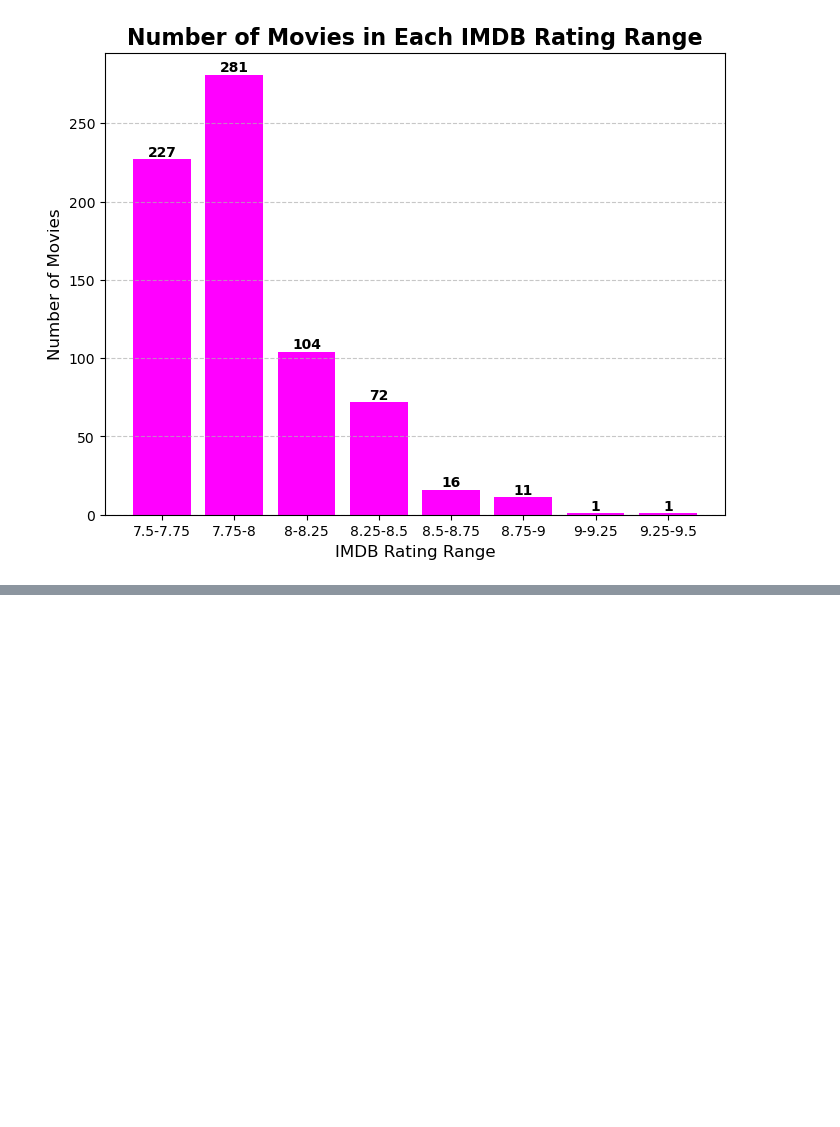
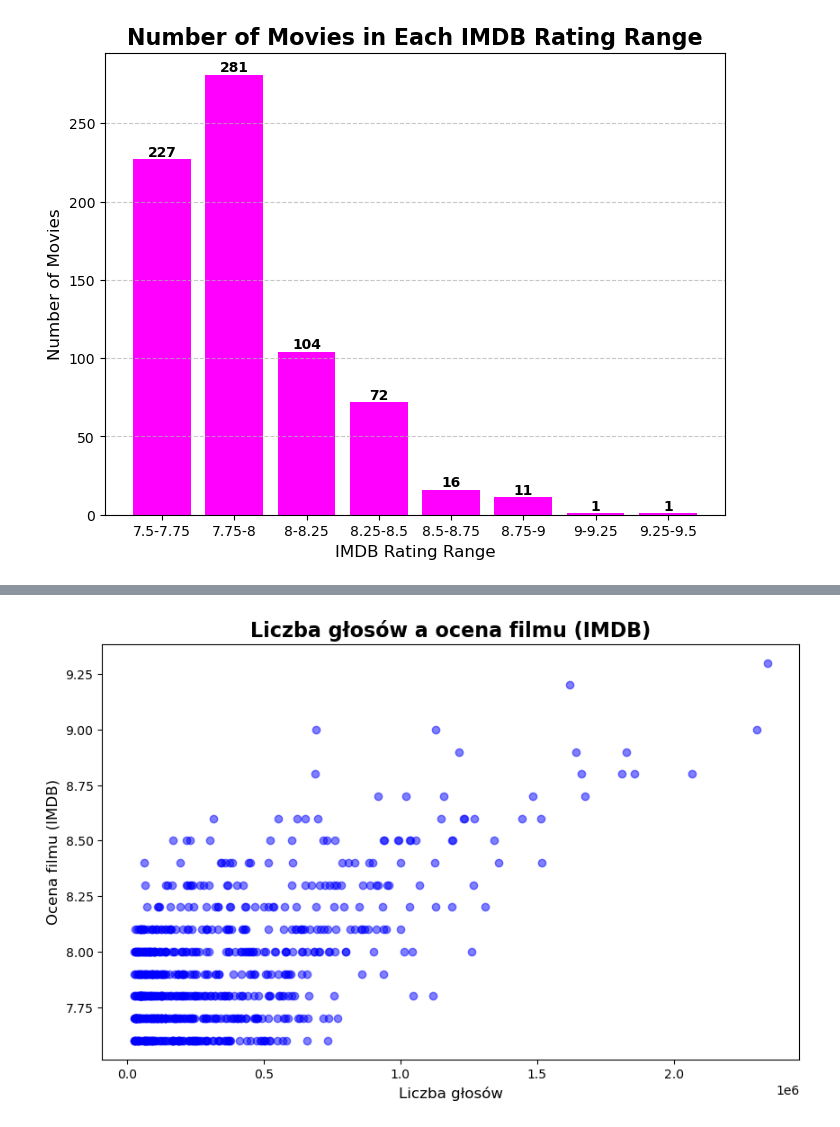
Before and after one commit to jagnajezierska/movies_data_analysis, a Jupyter notebook: main.ipynb, the cells around one changed output, grey strips where cells are left out. Saved outputs shown, nothing was run; the diff lists cells and outputs as text; code cells hidden in the pictures; blank space fills up the shorter version.

```diff
--- a/main.ipynb
+++ b/main.ipynb
@@ -137,0 +202,17 @@ See the caveats in the documentation: https://pandas.pydata.org/pandas-docs/stab
+# %%
+import matplotlib.pyplot as plt
+
+
+votes = dataframe['No_of_Votes']
+ratings = dataframe['IMDB_Rating']
+
+plt.figure(figsize=(10, 6))
+plt.scatter(votes, ratings, alpha=0.5, color='blue')
+
+plt.title('Liczba głosów a ocena filmu (IMDB)', fontsize=16, fontweight='bold')
+plt.xlabel('Liczba głosów', fontsize=12)
+plt.ylabel('Ocena filmu (IMDB)', fontsize=12)
+
+plt.show()
+# %% [output]
+[figure, added]
```
Also changed, not shown: parts of 3 cells of this notebook, 1 other file.
